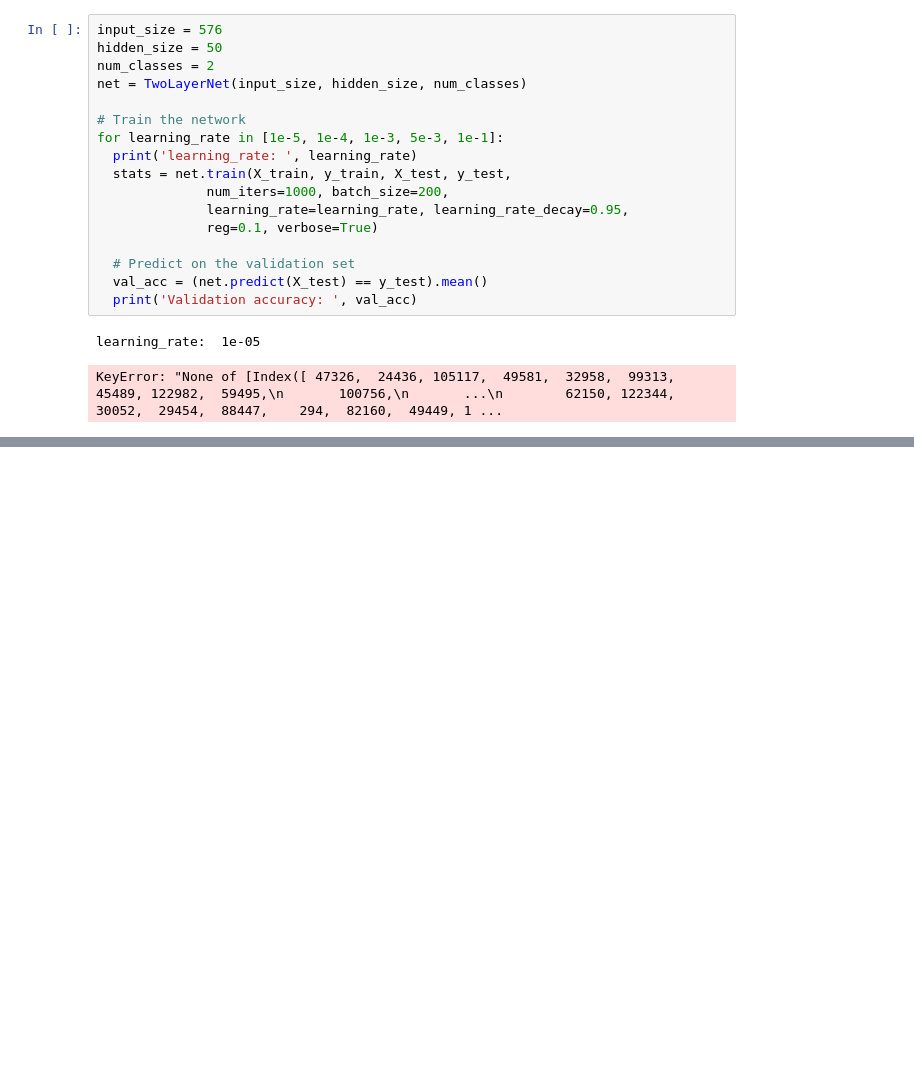
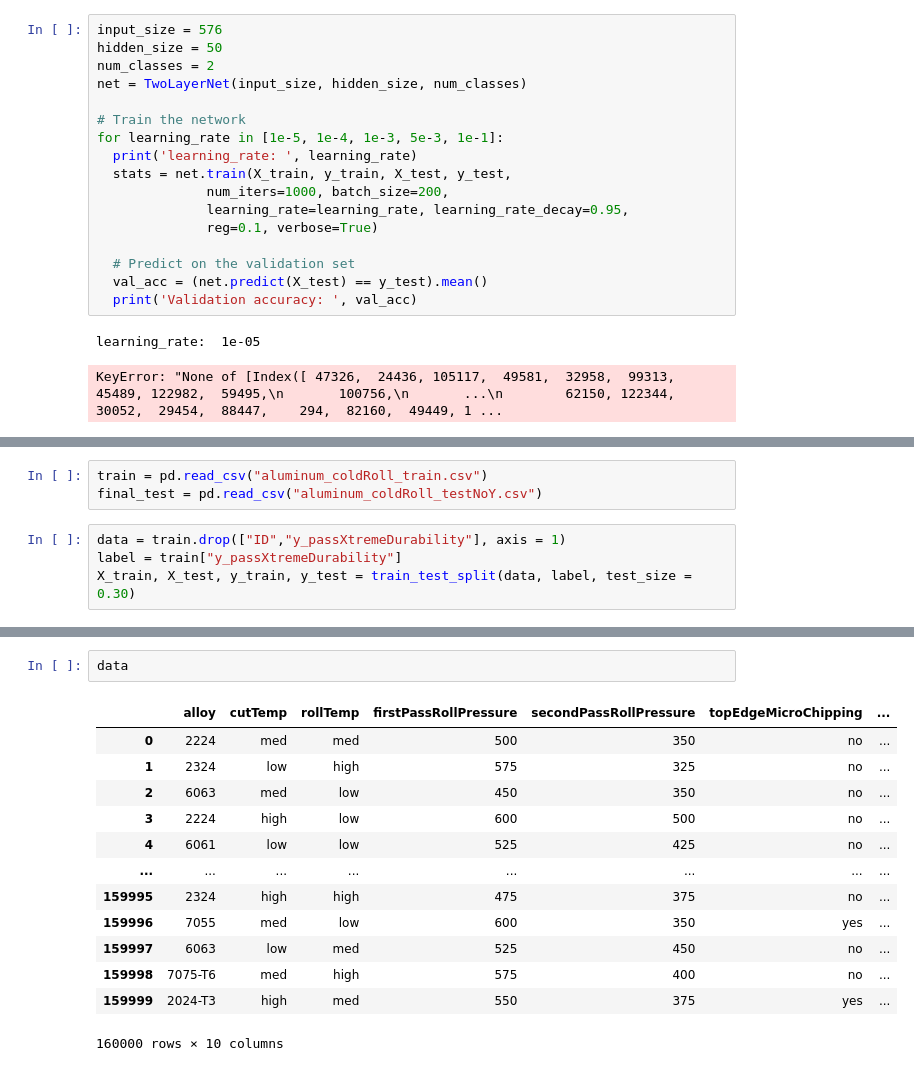
Before and after one commit to afeng9-999/F25-STATS101C-FinalProject, a Jupyter notebook: trial and error.ipynb, the cells around one changed output, grey strips where cells are left out. Drawn from its saved outputs; the diff is of its cells as text; blank space fills up the shorter version.

```diff
--- a/trial and error.ipynb
+++ b/trial and error.ipynb
@@ -460,0 +477,7 @@ KeyError: "None of [Index([ 47326,  24436, 105117,  49581,  32958,  99313,  4548
+# %%
+train = pd.read_csv("aluminum_coldRoll_train.csv")
+final_test = pd.read_csv("aluminum_coldRoll_testNoY.csv")
+# %%
+data = train.drop(["ID","y_passXtremeDurability"], axis = 1)
+label = train["y_passXtremeDurability"]
+X_train, X_test, y_train, y_test = train_test_split(data, label, test_size = 0.30)
@@ -460,0 +502,16 @@ KeyError: "None of [Index([ 47326,  24436, 105117,  49581,  32958,  99313,  4548
+# %%
+data
+# %% [output]
+|  | alloy | cutTemp | rollTemp | firstPassRollPressure | secondPassRollPressure | topEdgeMicroChipping | ... |
+| 0 | 2224 | med | med | 500 | 350 | no | ... |
+| 1 | 2324 | low | high | 575 | 325 | no | ... |
+| 2 | 6063 | med | low | 450 | 350 | no | ... |
+| 3 | 2224 | high | low | 600 | 500 | no | ... |
+| 4 | 6061 | low | low | 525 | 425 | no | ... |
+| ... | ... | ... | ... | ... | ... | ... | ... |
+| 159995 | 2324 | high | high | 475 | 375 | no | ... |
+| 159996 | 7055 | med | low | 600 | 350 | yes | ... |
+| 159997 | 6063 | low | med | 525 | 450 | no | ... |
+| 159998 | 7075-T6 | med | high | 575 | 400 | no | ... |
+| 159999 | 2024-T3 | high | med | 550 | 375 | yes | ... |
+160000 rows × 10 columns
```
Also changed, not shown: parts of 16 cells of this notebook.
